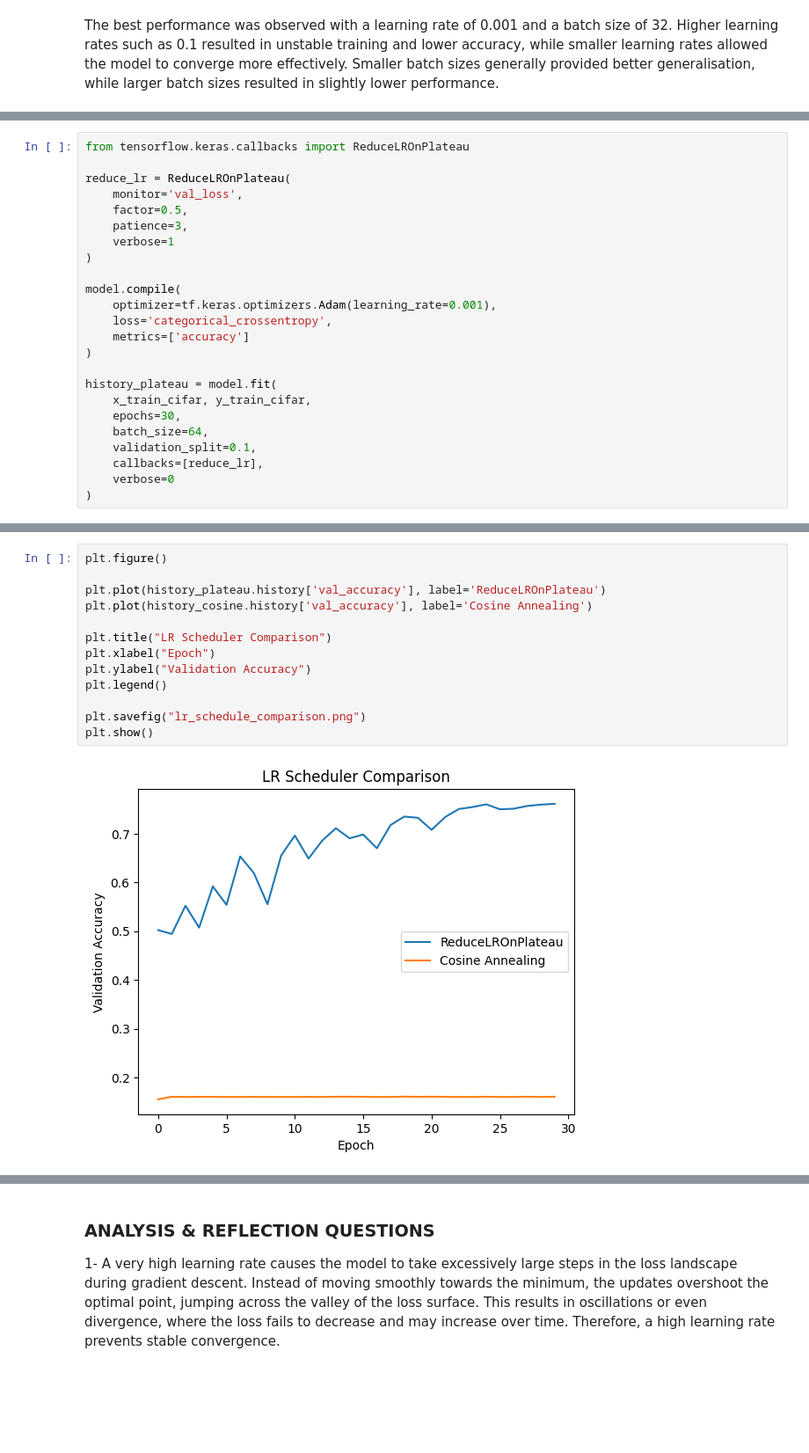
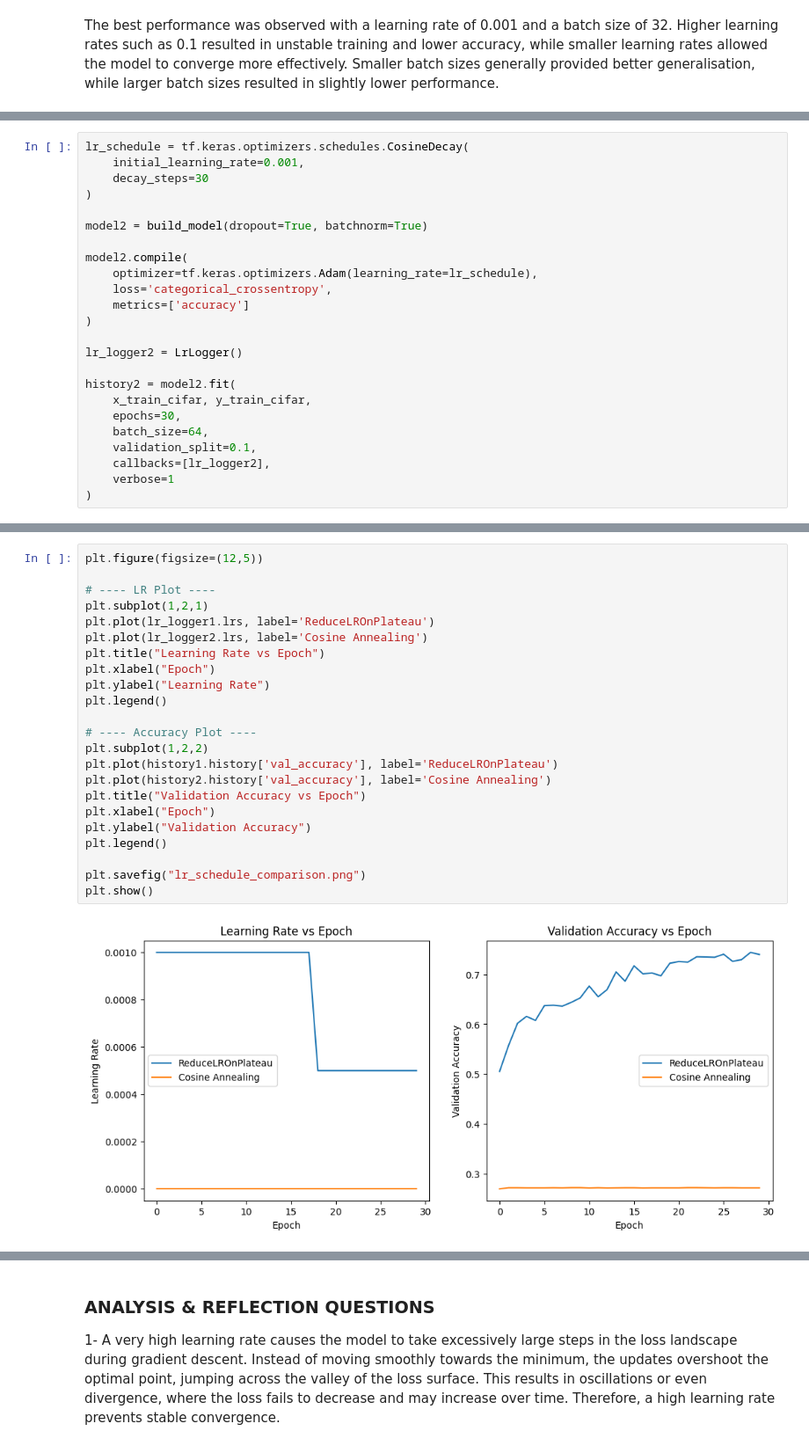
Before and after one commit to Aditya-Developer911a2/CNN-Lab-RGIPT, a Jupyter notebook: 24it3003_AdityaKumarSingh_CNN_Lab .ipynb, the cells around one changed output, grey strips where cells are left out. Shown at 88% size. Drawn from its saved outputs; the diff is of its cells as text; blank space fills up the shorter version.

```diff
--- a/24it3003_AdityaKumarSingh_CNN_Lab .ipynb
+++ b/24it3003_AdityaKumarSingh_CNN_Lab .ipynb
@@ -825,25 +936,25 @@ model = build_base_model(use_dropout=True, use_bn=True)
 # %%
-from tensorflow.keras.callbacks import ReduceLROnPlateau
-
-reduce_lr = ReduceLROnPlateau(
-    monitor='val_loss',
-    factor=0.5,
-    patience=3,
-    verbose=1
+lr_schedule = tf.keras.optimizers.schedules.CosineDecay(
+    initial_learning_rate=0.001,
+    decay_steps=30
 )
 
-model.compile(
-    optimizer=tf.keras.optimizers.Adam(learning_rate=0.001),
+model2 = build_model(dropout=True, batchnorm=True)
+
+model2.compile(
+    optimizer=tf.keras.optimizers.Adam(learning_rate=lr_schedule),
     loss='categorical_crossentropy',
     metrics=['accuracy']
 )
 
-history_plateau = model.fit(
+lr_logger2 = LrLogger()
+
+history2 = model2.fit(
     x_train_cifar, y_train_cifar,
     epochs=30,
     batch_size=64,
     validation_split=0.1,
-    callbacks=[reduce_lr],
-    verbose=0
+    callbacks=[lr_logger2],
+    verbose=1
 )
 # %% [output]
@@ -894,15 +978,25 @@ plt.show()
 # %%
-plt.figure()
+plt.figure(figsize=(12,5))
 
-plt.plot(history_plateau.history['val_accuracy'], label='ReduceLROnPlateau')
-plt.plot(history_cosine.history['val_accuracy'], label='Cosine Annealing')
+# ---- LR Plot ----
+plt.subplot(1,2,1)
+plt.plot(lr_logger1.lrs, label='ReduceLROnPlateau')
+plt.plot(lr_logger2.lrs, label='Cosine Annealing')
+plt.title("Learning Rate vs Epoch")
+plt.xlabel("Epoch")
+plt.ylabel("Learning Rate")
+plt.legend()
 
-plt.title("LR Scheduler Comparison")
+# ---- Accuracy Plot ----
+plt.subplot(1,2,2)
+plt.plot(history1.history['val_accuracy'], label='ReduceLROnPlateau')
+plt.plot(history2.history['val_accuracy'], label='Cosine Annealing')
+plt.title("Validation Accuracy vs Epoch")
 plt.xlabel("Epoch")
 plt.ylabel("Validation Accuracy")
 plt.legend()
 
 plt.savefig("lr_schedule_comparison.png")
 plt.show()
 # %% [output]
-[figure, old version]
+[figure, new version]
```
Also changed, not shown: parts of 60 cells of this notebook.
